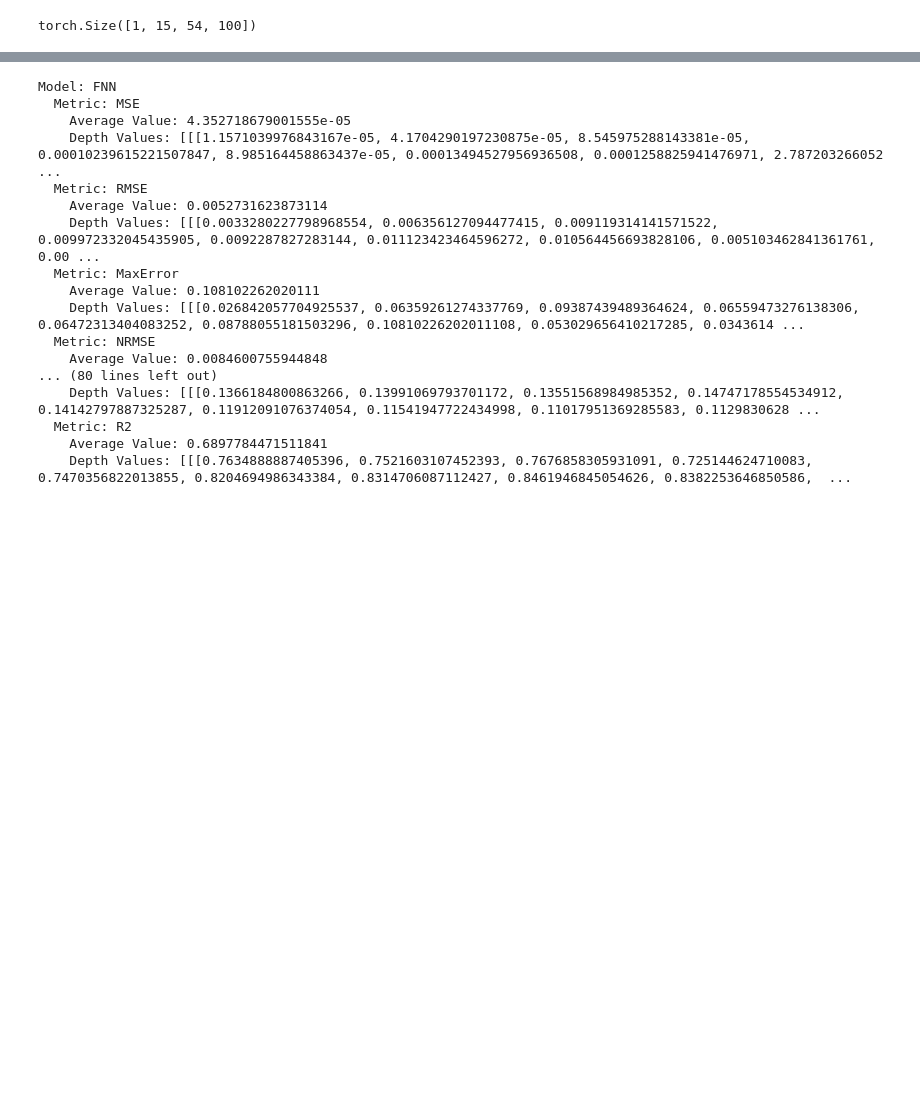
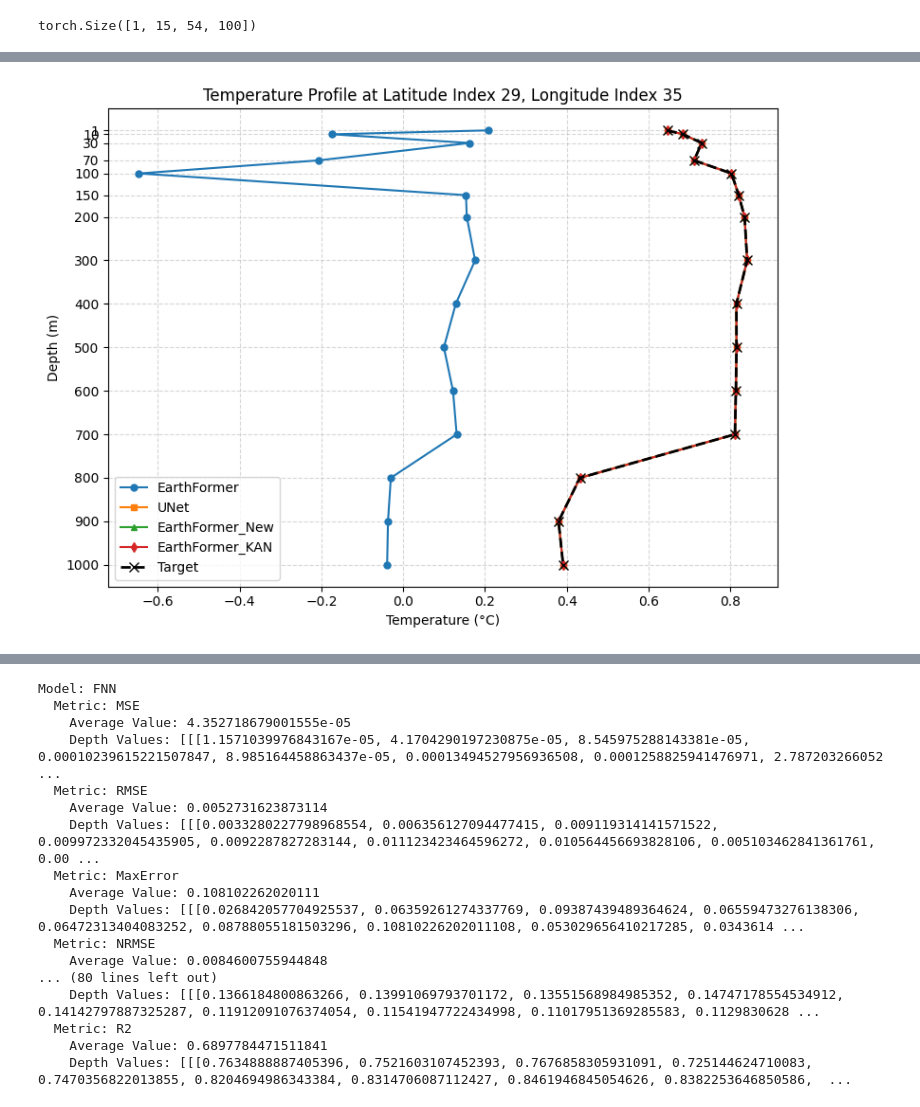
Before and after one commit to pengguohang/OceanBench, a Jupyter notebook: train_pic/plot_predict.ipynb, the cells around one changed output, grey strips where cells are left out. Saved outputs shown, nothing was run; the diff lists cells and outputs as text; code cells hidden in the pictures; blank space fills up the shorter version.

```diff
--- a/train_pic/plot_predict.ipynb
+++ b/train_pic/plot_predict.ipynb
@@ -190,0 +323,6 @@ torch.Size([1, 15, 54, 100])
+# %%
+lat = 29
+lon = 35
+plot_depth(pred, targets[0, ...], targets[0, ...], targets[0, ...], targets[0, ...], lat, lon)
+# %% [output]
+[figure, added]
```
Also changed, not shown: parts of 24 cells of this notebook, 11 other files.
